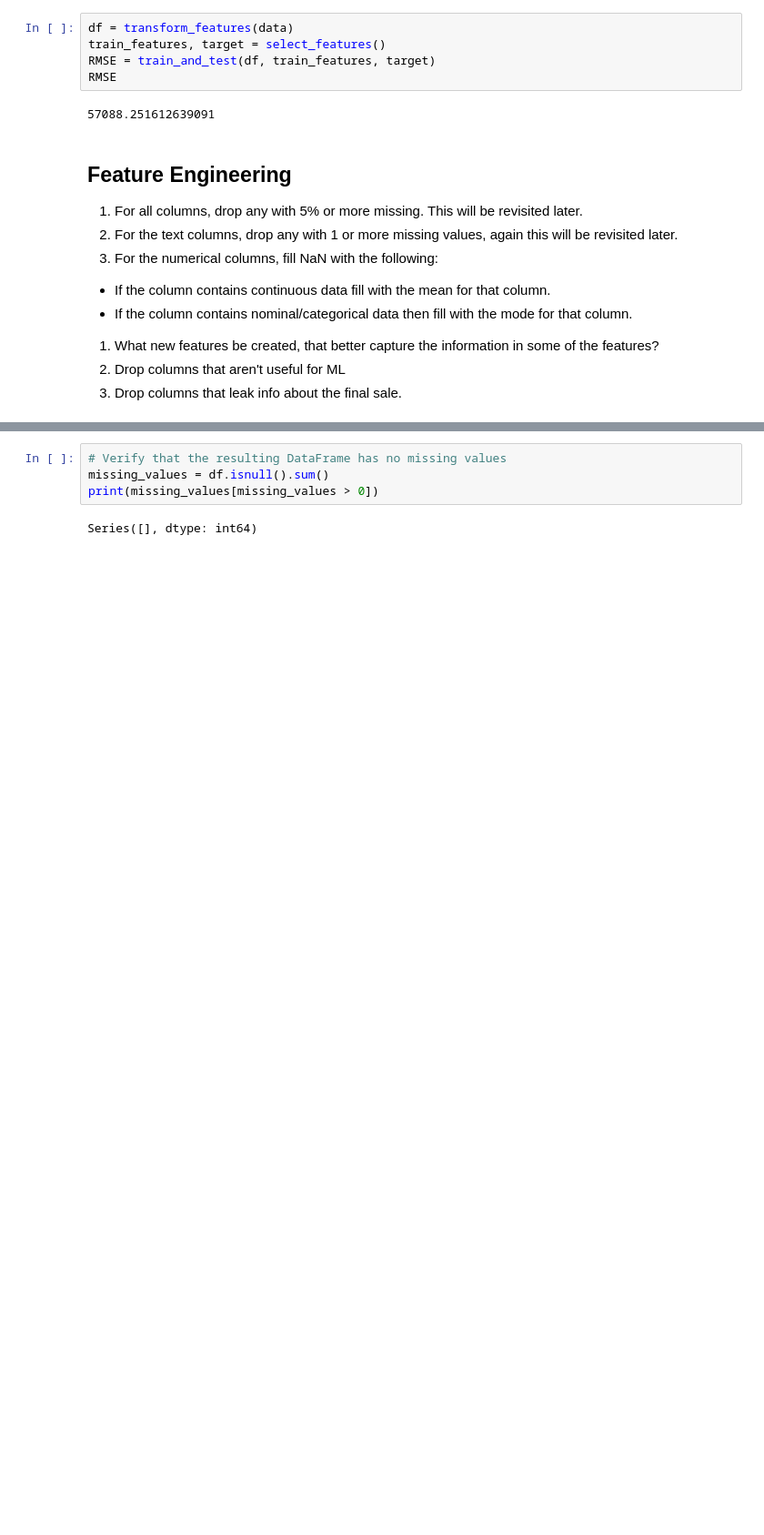
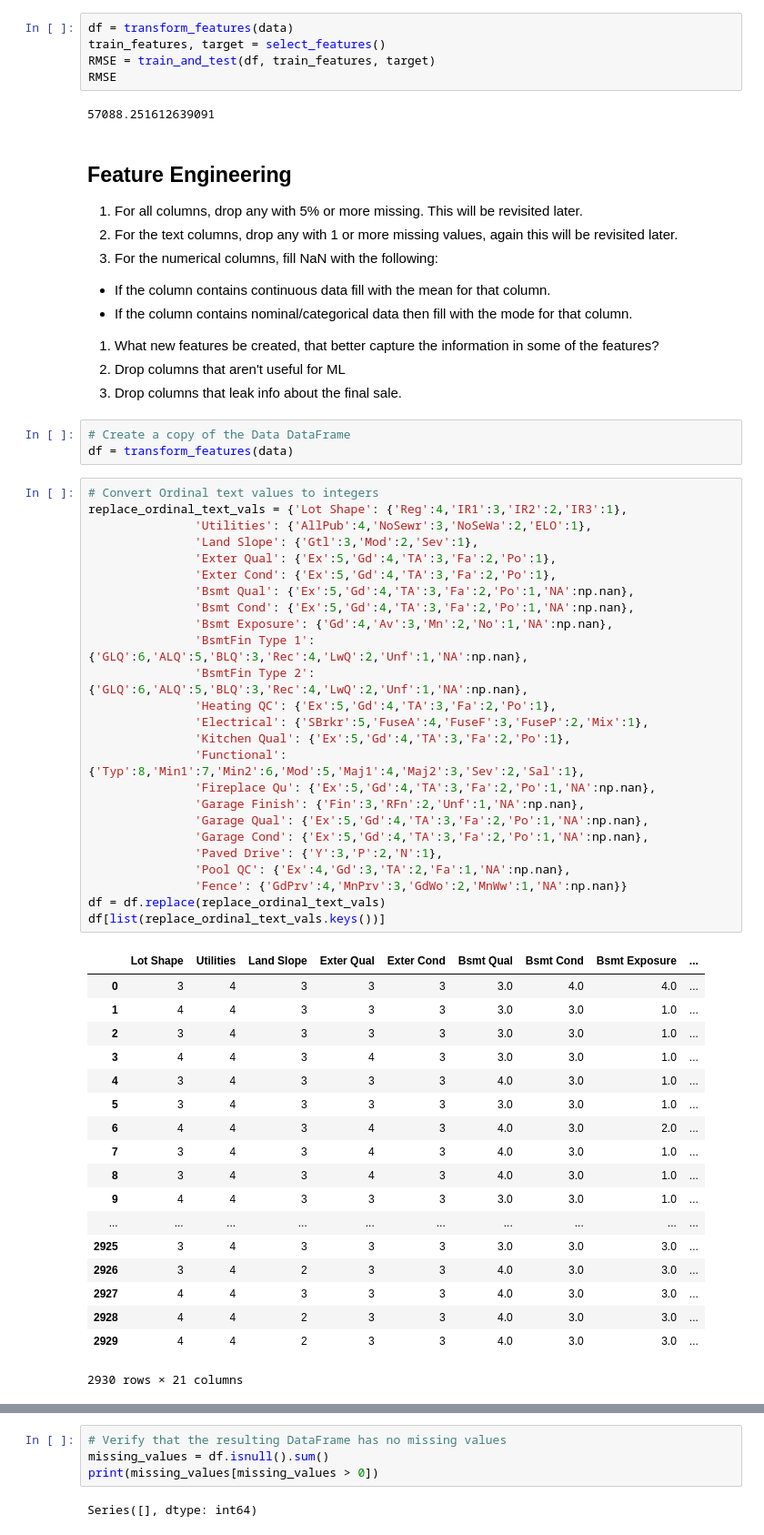
Before and after one commit to kitestring/DataQuest, a Jupyter notebook: 06_MachineLearning/04_LinearRegressionForMachineLearning/06_GuidedProject_PredictingHouseSalePrices/PredictingHouseSalePrices.ipynb, the cells around one changed output, grey strips where cells are left out. Shown: that part at 91% size. Cells and saved outputs as stored; diff of their text form; blank space fills up the shorter version.

```diff
--- a/06_MachineLearning/04_LinearRegressionForMachineLearning/06_GuidedProject_PredictingHouseSalePrices/PredictingHouseSalePrices.ipynb
+++ b/06_MachineLearning/04_LinearRegressionForMachineLearning/06_GuidedProject_PredictingHouseSalePrices/PredictingHouseSalePrices.ipynb
@@ -54,4 +54,51 @@ RMSE
 1. What new features be created, that better capture the information in some of the features?
 1. Drop columns that aren't useful for ML
 1. Drop columns that leak info about the final sale.
+# %%
+# Create a copy of the Data DataFrame
+df = transform_features(data)
+# %%
+# Convert Ordinal text values to integers
+replace_ordinal_text_vals = {'Lot Shape': {'Reg':4,'IR1':3,'IR2':2,'IR3':1},
+               'Utilities': {'AllPub':4,'NoSewr':3,'NoSeWa':2,'ELO':1},
+               'Land Slope': {'Gtl':3,'Mod':2,'Sev':1},
+               'Exter Qual': {'Ex':5,'Gd':4,'TA':3,'Fa':2,'Po':1},
+               'Exter Cond': {'Ex':5,'Gd':4,'TA':3,'Fa':2,'Po':1},
+               'Bsmt Qual': {'Ex':5,'Gd':4,'TA':3,'Fa':2,'Po':1,'NA':np.nan},
+               'Bsmt Cond': {'Ex':5,'Gd':4,'TA':3,'Fa':2,'Po':1,'NA':np.nan},
+               'Bsmt Exposure': {'Gd':4,'Av':3,'Mn':2,'No':1,'NA':np.nan},
+               'BsmtFin Type 1': {'GLQ':6,'ALQ':5,'BLQ':3,'Rec':4,'LwQ':2,'Unf':1,'NA':np.nan},
+               'BsmtFin Type 2': {'GLQ':6,'ALQ':5,'BLQ':3,'Rec':4,'LwQ':2,'Unf':1,'NA':np.nan},
+               'Heating QC': {'Ex':5,'Gd':4,'TA':3,'Fa':2,'Po':1},
+               'Electrical': {'SBrkr':5,'FuseA':4,'FuseF':3,'FuseP':2,'Mix':1},
+               'Kitchen Qual': {'Ex':5,'Gd':4,'TA':3,'Fa':2,'Po':1},
+               'Functional': {'Typ':8,'Min1':7,'Min2':6,'Mod':5,'Maj1':4,'Maj2':3,'Sev':2,'Sal':1},
+               'Fireplace Qu': {'Ex':5,'Gd':4,'TA':3,'Fa':2,'Po':1,'NA':np.nan},
+               'Garage Finish': {'Fin':3,'RFn':2,'Unf':1,'NA':np.nan},
+               'Garage Qual': {'Ex':5,'Gd':4,'TA':3,'Fa':2,'Po':1,'NA':np.nan},
+               'Garage Cond': {'Ex':5,'Gd':4,'TA':3,'Fa':2,'Po':1,'NA':np.nan},
+               'Paved Drive': {'Y':3,'P':2,'N':1},
+               'Pool QC': {'Ex':4,'Gd':3,'TA':2,'Fa':1,'NA':np.nan},
+               'Fence': {'GdPrv':4,'MnPrv':3,'GdWo':2,'MnWw':1,'NA':np.nan}}
+df = df.replace(replace_ordinal_text_vals)
+df[list(replace_ordinal_text_vals.keys())]
+# %% [output]
+|  | Lot Shape | Utilities | Land Slope | Exter Qual | Exter Cond | Bsmt Qual | Bsmt Cond | Bsmt Exposure | ... |
+| 0 | 3 | 4 | 3 | 3 | 3 | 3.0 | 4.0 | 4.0 | ... |
+| 1 | 4 | 4 | 3 | 3 | 3 | 3.0 | 3.0 | 1.0 | ... |
+| 2 | 3 | 4 | 3 | 3 | 3 | 3.0 | 3.0 | 1.0 | ... |
+| 3 | 4 | 4 | 3 | 4 | 3 | 3.0 | 3.0 | 1.0 | ... |
+| 4 | 3 | 4 | 3 | 3 | 3 | 4.0 | 3.0 | 1.0 | ... |
+| 5 | 3 | 4 | 3 | 3 | 3 | 3.0 | 3.0 | 1.0 | ... |
+| 6 | 4 | 4 | 3 | 4 | 3 | 4.0 | 3.0 | 2.0 | ... |
+| 7 | 3 | 4 | 3 | 4 | 3 | 4.0 | 3.0 | 1.0 | ... |
+| 8 | 3 | 4 | 3 | 4 | 3 | 4.0 | 3.0 | 1.0 | ... |
+| 9 | 4 | 4 | 3 | 3 | 3 | 3.0 | 3.0 | 1.0 | ... |
+| ... | ... | ... | ... | ... | ... | ... | ... | ... | ... |
+| 2925 | 3 | 4 | 3 | 3 | 3 | 3.0 | 3.0 | 3.0 | ... |
+| 2926 | 3 | 4 | 2 | 3 | 3 | 4.0 | 3.0 | 3.0 | ... |
+| 2927 | 4 | 4 | 3 | 3 | 3 | 4.0 | 3.0 | 3.0 | ... |
+| 2928 | 4 | 4 | 2 | 3 | 3 | 4.0 | 3.0 | 3.0 | ... |
+| 2929 | 4 | 4 | 2 | 3 | 3 | 4.0 | 3.0 | 3.0 | ... |
+2930 rows × 21 columns
 # %%
```
Also changed, not shown: parts of 18 cells of this notebook.
